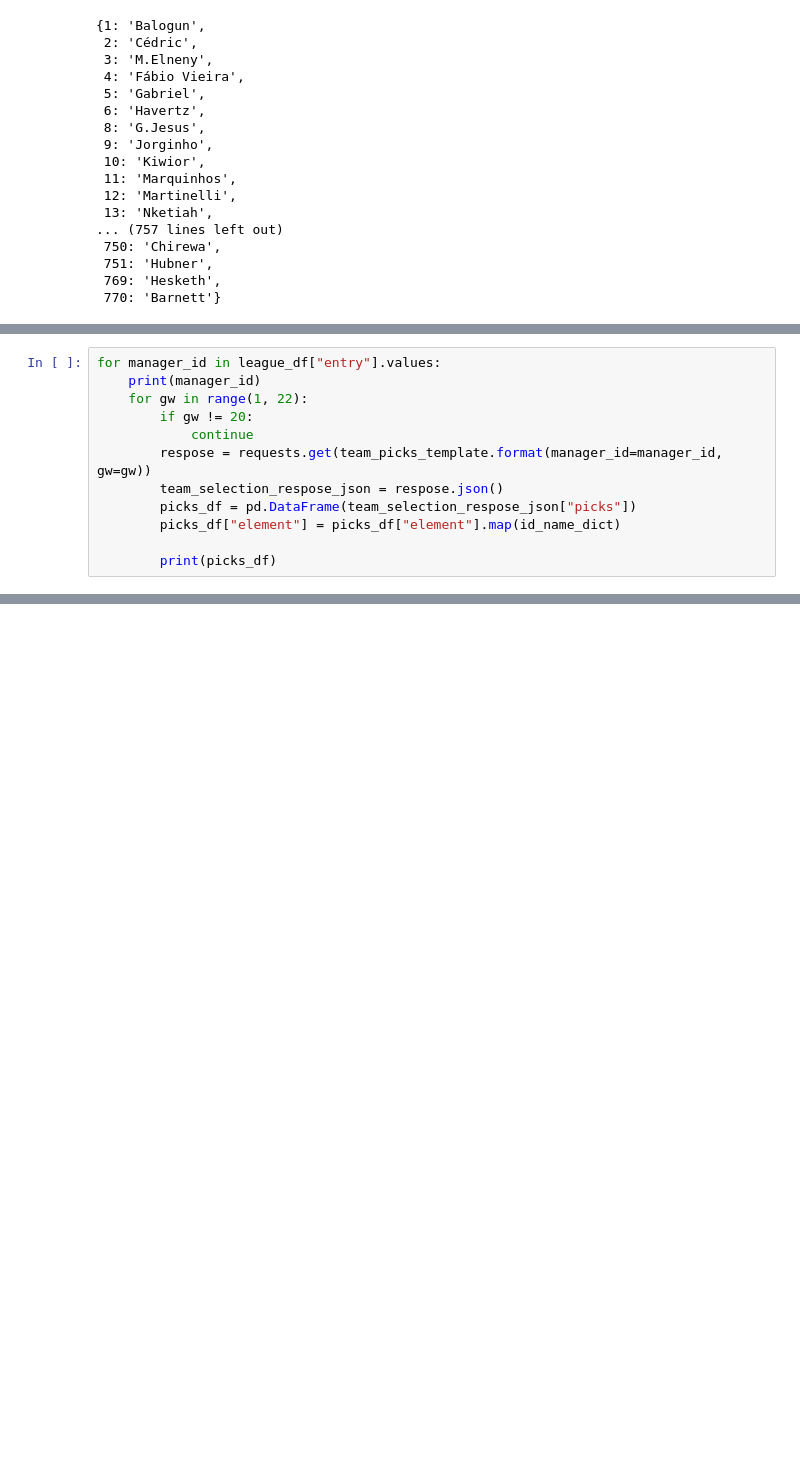
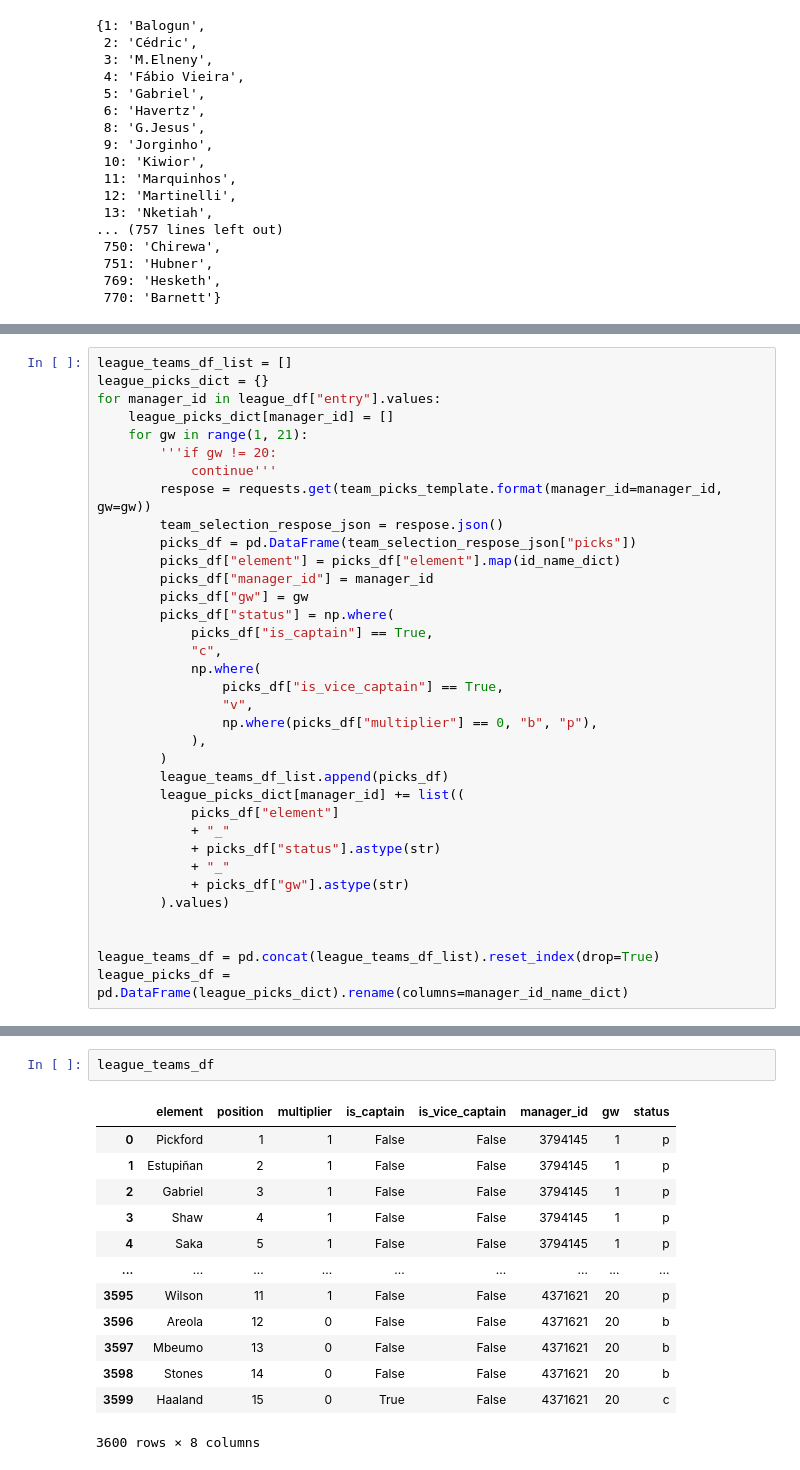
Before and after one commit to RACollins/fpl-forecast-optimise, a Jupyter notebook: notebooks/2.0-fpl-api-playground.ipynb, the cells around one changed output, grey strips where cells are left out. Cells and saved outputs as stored; diff of their text form; blank space fills up the shorter version.

Commit message:
multi gw team sim

```diff
--- a/notebooks/2.0-fpl-api-playground.ipynb
+++ b/notebooks/2.0-fpl-api-playground.ipynb
@@ -166,12 +200,35 @@ id_name_dict
 # %%
+league_teams_df_list = []
+league_picks_dict = {}
 for manager_id in league_df["entry"].values:
-    print(manager_id)
-    for gw in range(1, 22):
-        if gw != 20:
-            continue
+    league_picks_dict[manager_id] = []
+    for gw in range(1, 21):
+        '''if gw != 20:
+            continue'''
         respose = requests.get(team_picks_template.format(manager_id=manager_id, gw=gw))
         team_selection_respose_json = respose.json()
         picks_df = pd.DataFrame(team_selection_respose_json["picks"])
         picks_df["element"] = picks_df["element"].map(id_name_dict)
+        picks_df["manager_id"] = manager_id
+        picks_df["gw"] = gw
+        picks_df["status"] = np.where(
+            picks_df["is_captain"] == True,
+            "c",
+            np.where(
+                picks_df["is_vice_captain"] == True,
+                "v",
+                np.where(picks_df["multiplier"] == 0, "b", "p"),
+            ),
+        )
+        league_teams_df_list.append(picks_df)
+        league_picks_dict[manager_id] += list((
+            picks_df["element"]
+            + "_"
+            + picks_df["status"].astype(str)
+            + "_"
+            + picks_df["gw"].astype(str)
+        ).values)
 
-        print(picks_df)
+
+league_teams_df = pd.concat(league_teams_df_list).reset_index(drop=True)
+league_picks_df = pd.DataFrame(league_picks_dict).rename(columns=manager_id_name_dict)
@@ -233,0 +247,16 @@ jaccard_sim(df)
+# %%
+league_teams_df
+# %% [output]
+|  | element | position | multiplier | is_captain | is_vice_captain | manager_id | gw | status |
+| 0 | Pickford | 1 | 1 | False | False | 3794145 | 1 | p |
+| 1 | Estupiñan | 2 | 1 | False | False | 3794145 | 1 | p |
+| 2 | Gabriel | 3 | 1 | False | False | 3794145 | 1 | p |
+| 3 | Shaw | 4 | 1 | False | False | 3794145 | 1 | p |
+| 4 | Saka | 5 | 1 | False | False | 3794145 | 1 | p |
+| ... | ... | ... | ... | ... | ... | ... | ... | ... |
+| 3595 | Wilson | 11 | 1 | False | False | 4371621 | 20 | p |
+| 3596 | Areola | 12 | 0 | False | False | 4371621 | 20 | b |
+| 3597 | Mbeumo | 13 | 0 | False | False | 4371621 | 20 | b |
+| 3598 | Stones | 14 | 0 | False | False | 4371621 | 20 | b |
+| 3599 | Haaland | 15 | 0 | True | False | 4371621 | 20 | c |
+3600 rows × 8 columns
```
Also changed, not shown: parts of 12 cells of this notebook.
